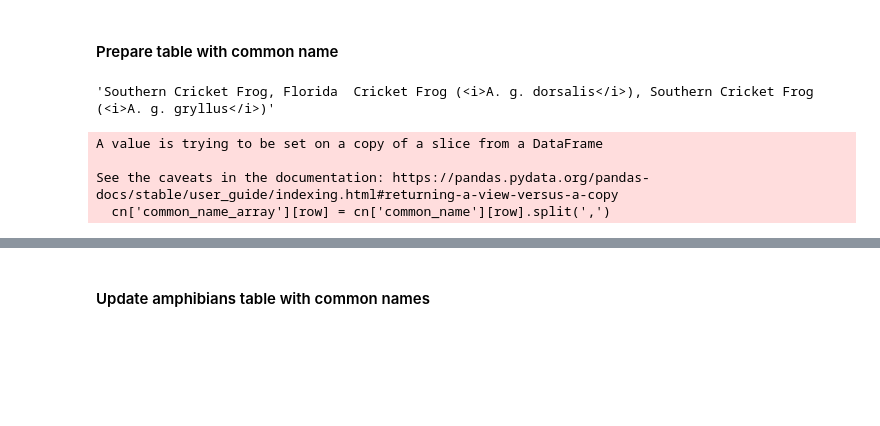
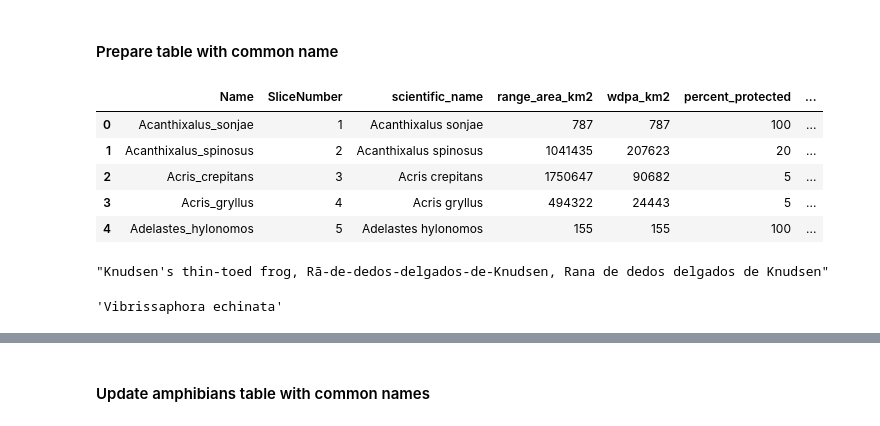
Before and after one commit to Vizzuality/he-scratchfolder, a Jupyter notebook: UpdateHostedTable.ipynb, the cells around one changed output, grey strips where cells are left out. Saved outputs shown, nothing was run; the diff lists cells and outputs as text; code cells hidden in the pictures; blank space fills up the shorter version.

Commit message:
updated common name table and new WDPA table

```diff
--- a/UpdateHostedTable.ipynb
+++ b/UpdateHostedTable.ipynb
@@ -322,28 +322,36 @@ import os
 # %%
 # Read table with common names shared by Scott (https://eowilson.maps.arcgis.com/home/item.html?id=b09984e429814a0ea7ea5ed44dd3b609)
 cn = pd.read_csv('/Users/sofia/Documents/HE_Data/Amphibian_CRF_species_table.csv')
+# %%
+cn.head()
+# %% [output]
+|  | Name | SliceNumber | scientific_name | range_area_km2 | wdpa_km2 | percent_protected | ... |
+| 0 | Acanthixalus_sonjae | 1 | Acanthixalus sonjae | 787 | 787 | 100 | ... |
+| 1 | Acanthixalus_spinosus | 2 | Acanthixalus spinosus | 1041435 | 207623 | 20 | ... |
+| 2 | Acris_crepitans | 3 | Acris crepitans | 1750647 | 90682 | 5 | ... |
+| 3 | Acris_gryllus | 4 | Acris gryllus | 494322 | 24443 | 5 | ... |
+| 4 | Adelastes_hylonomos | 5 | Adelastes hylonomos | 155 | 155 | 100 | ... |
 # %%
 # Some values need to be modified
-cn.loc[cn['Name'] == 'Acris_gryllus', 'common_name'].iloc[0]
+cn.loc[cn['Name'] == 'Leptodactylus_knudseni', 'common_name'].iloc[0]
 # %% [output]
-'Southern Cricket Frog, Florida  Cricket Frog (<i>A. g. dorsalis</i>), Southern Cricket Frog (<i>A. g. gryllus</i>)'
+"Knudsen's thin-toed frog, Rã-de-dedos-delgados-de-Knudsen, Rana de dedos delgados de Knudsen"
+# %%
+cn.loc[cn['Name'] == 'Leptobrachium_ailaonicum', 'synonyms'].iloc[0]
+# %% [output]
+'Vibrissaphora echinata'
 # %%
 # Modify values
-import re
+# import re
 
-cn['common_name_array'] = np.nan
+# cn['common_name_array'] = np.nan
 
-for row in range(0,len(cn)):
-    if type(cn['common_name'][row]) == str:
-        cn['common_name_array'][row] = cn['common_name'][row].split(',')
-        l = len(cn['common_name_array'][row])
-        if l>1:
-            for i in range(0, l):
-                a = re.sub(r"\([^()]*\)", "", ((cn['common_name_array'][row])[i]))
-                a = a.rstrip().lstrip()
-                cn['common_name_array'][row][i] = a
+# for row in range(0,len(cn)):
+#     if type(cn['common_name'][row]) == str:
+#         cn['common_name_array'][row] = cn['common_name'][row].split(',')
+#         l = len(cn['common_name_array'][row])
+#         if l>1:
+#             for i in range(0, l):
+#                 a = re.sub(r"\([^()]*\)", "", ((cn['common_name_array'][row])[i]))
+#                 a = a.rstrip().lstrip()
+#                 cn['common_name_array'][row][i] = a
-# %% [output]
-A value is trying to be set on a copy of a slice from a DataFrame
-
-See the caveats in the documentation: https://pandas.pydata.org/pandas-docs/stable/user_guide/indexing.html#returning-a-view-versus-a-copy
-  cn['common_name_array'][row] = cn['common_name'][row].split(',')
```
Also changed, not shown: parts of 36 cells of this notebook, 1 other file.
